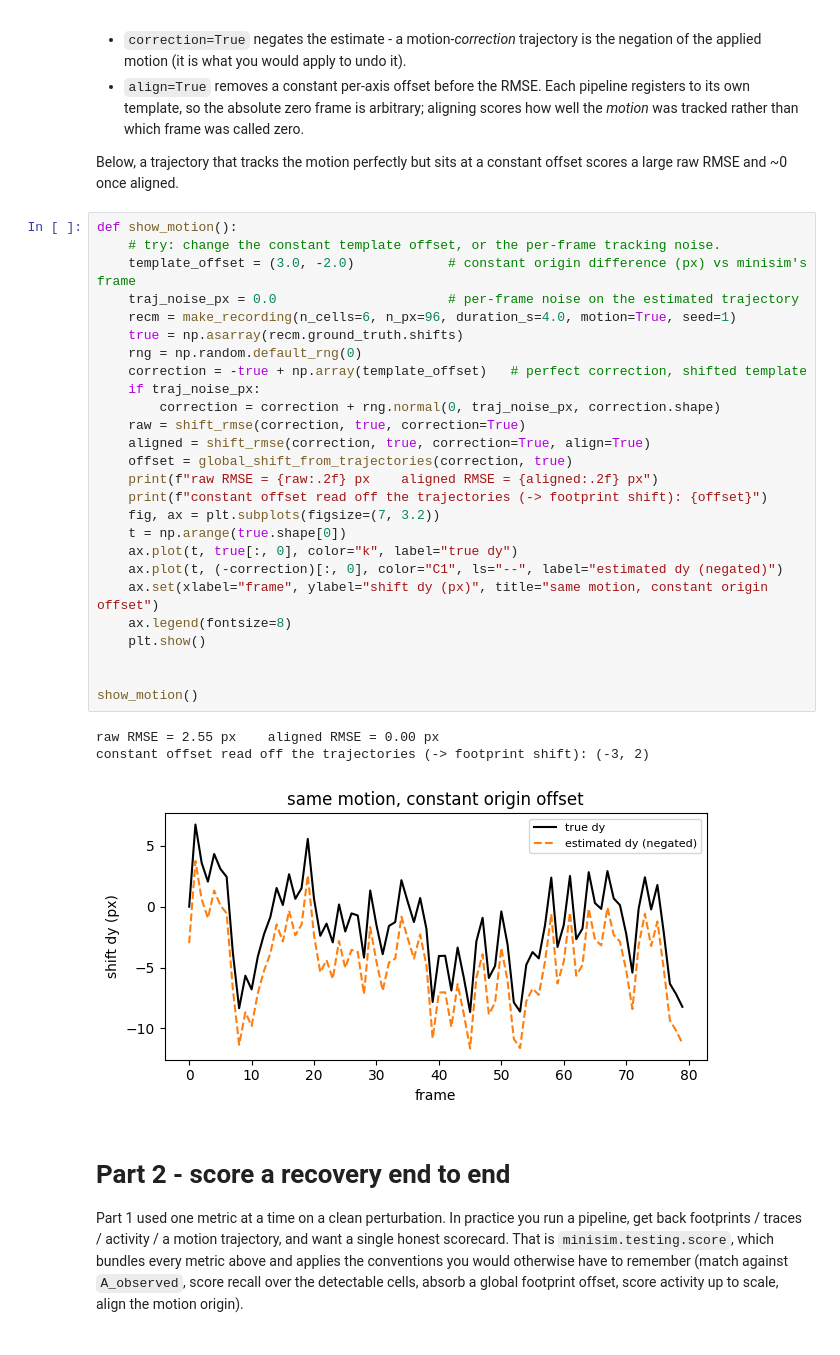
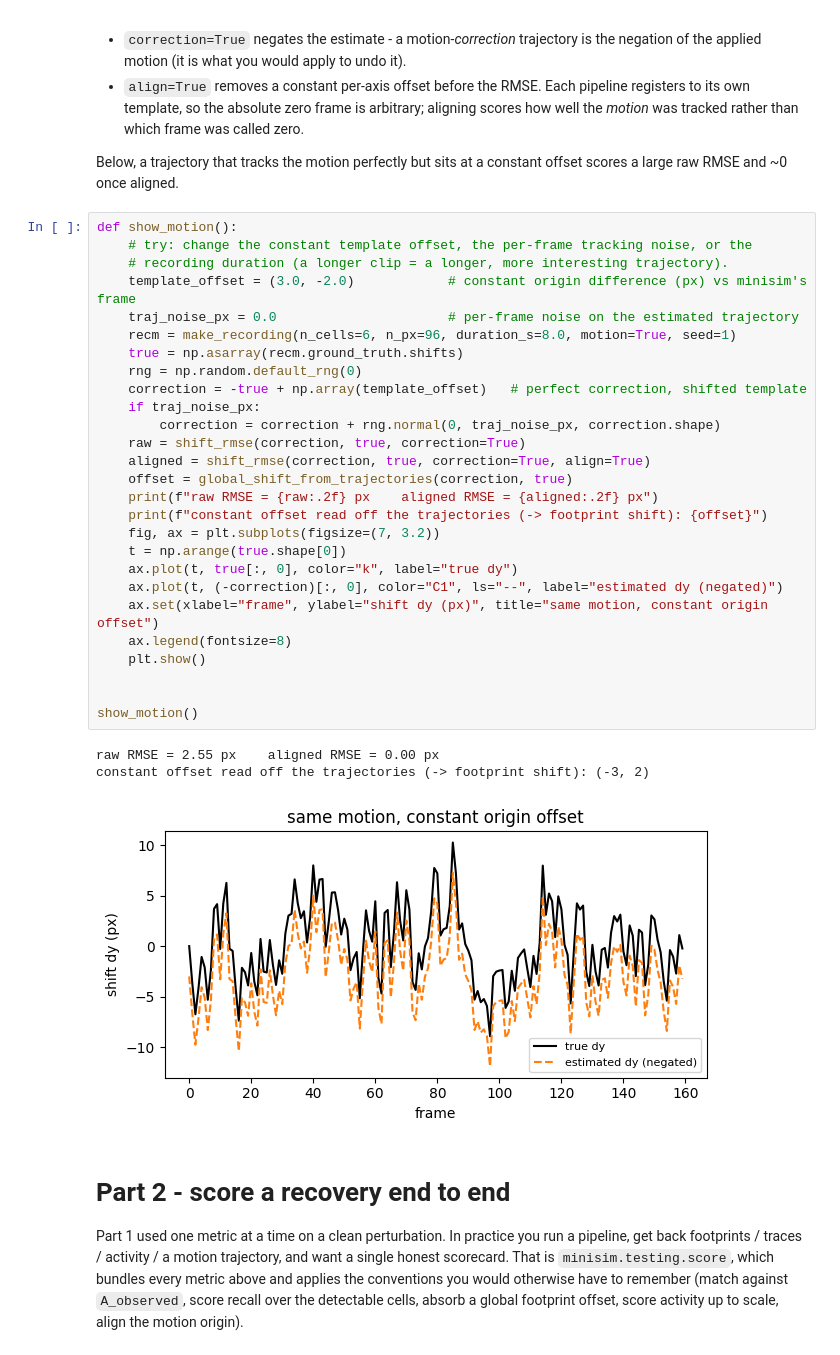
Before and after one commit to miniscope/minisim, a Jupyter notebook: minisim/notebooks/training/03_metrics/03_metrics.ipynb, the cells around one changed output. Saved outputs shown, nothing was run; the diff lists cells and outputs as text.

```diff
--- a/minisim/notebooks/training/03_metrics/03_metrics.ipynb
+++ b/minisim/notebooks/training/03_metrics/03_metrics.ipynb
@@ -644,34 +644,35 @@ Below, a trajectory that tracks the motion perfectly but sits at a constant offs
 scores a large raw RMSE and ~0 once aligned.
 # %%
 def show_motion():
-    # try: change the constant template offset, or the per-frame tracking noise.
+    # try: change the constant template offset, the per-frame tracking noise, or the
+    # recording duration (a longer clip = a longer, more interesting trajectory).
     template_offset = (3.0, -2.0)            # constant origin difference (px) vs minisim's frame
     traj_noise_px = 0.0                      # per-frame noise on the estimated trajectory
-    recm = make_recording(n_cells=6, n_px=96, duration_s=4.0, motion=True, seed=1)
+    recm = make_recording(n_cells=6, n_px=96, duration_s=8.0, motion=True, seed=1)
     true = np.asarray(recm.ground_truth.shifts)
     rng = np.random.default_rng(0)
     correction = -true + np.array(template_offset)   # perfect correction, shifted template
     if traj_noise_px:
         correction = correction + rng.normal(0, traj_noise_px, correction.shape)
     raw = shift_rmse(correction, true, correction=True)
     aligned = shift_rmse(correction, true, correction=True, align=True)
     offset = global_shift_from_trajectories(correction, true)
     print(f"raw RMSE = {raw:.2f} px    aligned RMSE = {aligned:.2f} px")
     print(f"constant offset read off the trajectories (-> footprint shift): {offset}")
     fig, ax = plt.subplots(figsize=(7, 3.2))
     t = np.arange(true.shape[0])
     ax.plot(t, true[:, 0], color="k", label="true dy")
     ax.plot(t, (-correction)[:, 0], color="C1", ls="--", label="estimated dy (negated)")
     ax.set(xlabel="frame", ylabel="shift dy (px)", title="same motion, constant origin offset")
     ax.legend(fontsize=8)
     plt.show()
 
 
 show_motion()
 # %% [output]
 raw RMSE = 2.55 px    aligned RMSE = 0.00 px
 constant offset read off the trajectories (-> footprint shift): (-3, 2)
-[figure, old version]
+[figure, new version]
 # %% [markdown]
 # Part 2 - score a recovery end to end
 
```
Also changed, not shown: parts of 7 cells of this notebook.
